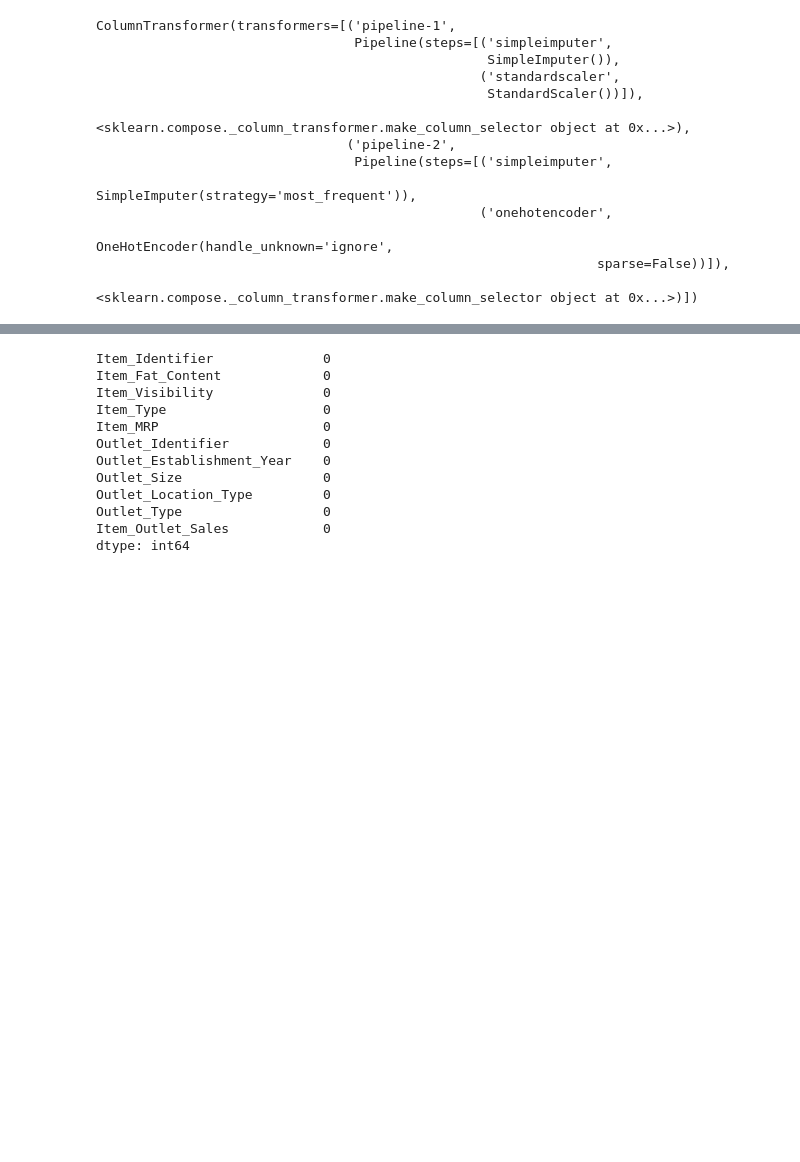
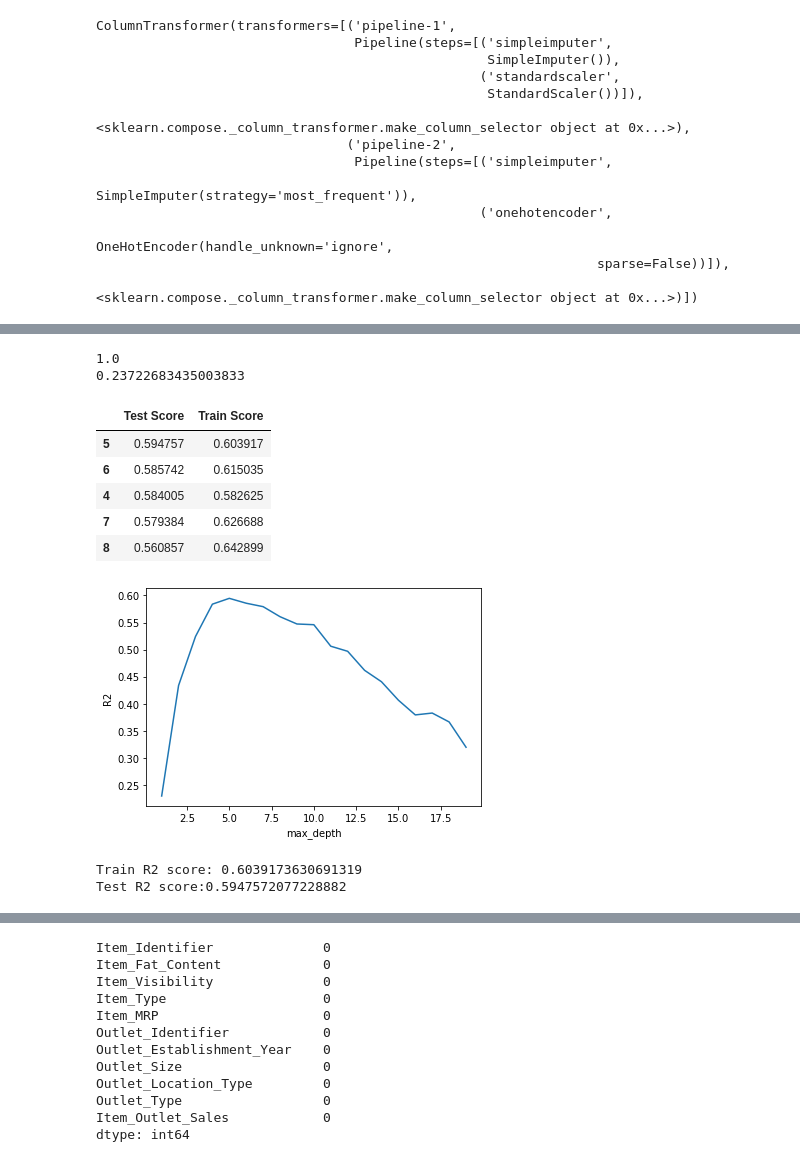
Before and after one commit to blakedshull/datascience, a Jupyter notebook: Sales_Predictions.ipynb, the cells around one changed output, grey strips where cells are left out. Drawn from its saved outputs; the diff is of its cells as text; code cells hidden in the pictures; blank space fills up the shorter version.

```diff
--- a/Sales_Predictions.ipynb
+++ b/Sales_Predictions.ipynb
@@ -184,0 +229,4 @@ memory usage: 50.1+ KB
+# %%
+dec_tree = DecisionTreeRegressor(max_depth=1)
+dec_tree_pipe = make_pipeline(preprocessor, dec_tree)
+dec_tree_pipe.fit(X_train, y_train)
@@ -184,0 +249,7 @@ memory usage: 50.1+ KB
+# %%
+num_selector = make_column_selector(dtype_include='number')
+train_nums = X_train[num_selector(X_train)].reset_index(drop=True)
+test_nums = X_test[num_selector(X_test)].reset_index(drop=True)
+X_train_processed = pd.concat([train_nums, train_ohe], axis=1)
+X_test_processed = pd.concat([test_nums, test_ohe], axis=1)
+X_train_processed
@@ -184,0 +270,13 @@ memory usage: 50.1+ KB
+# %%
+dec_tree = DecisionTreeRegressor(random_state = 42)
+dec_tree.fit(X_train_processed, y_train)
+train_preds = dec_tree.predict(X_train_processed)
+test_preds = dec_tree.predict(X_train_processed)
+# %%
+train_score = dec_tree.score(X_train_processed, y_train)
+test_score = dec_tree.score(X_test_processed, y_test)
+print(train_score)
+print(test_score)
+# %% [output]
+1.0
+0.23722683435003833
@@ -184,0 +292,34 @@ memory usage: 50.1+ KB
+# %%
+depths = list(range(1, 20))
+scores = pd.DataFrame(index=depths, columns=['Test Score','Train Score'])
+for depth in depths:
+    dec_tree = DecisionTreeRegressor(max_depth=depth, random_state=42)
+    dec_tree.fit(X_train_processed, y_train)
+    train_score = dec_tree.score(X_train_processed, y_train)
+    test_score = dec_tree.score(X_test_processed, y_test)
+    scores.loc[depth, 'Train Score'] = train_score
+    scores.loc[depth, 'Test Score'] = test_score
+plt.plot(depths, scores['Test Score'])
+plt.xlabel('max_depth')
+plt.ylabel('R2');
+sorted_scores = scores.sort_values(by='Test Score', ascending=False)
+sorted_scores.head()
+# %% [output]
+|  | Test Score | Train Score |
+| 5 | 0.594757 | 0.603917 |
+| 6 | 0.585742 | 0.615035 |
+| 4 | 0.584005 | 0.582625 |
+| 7 | 0.579384 | 0.626688 |
+| 8 | 0.560857 | 0.642899 |
+[figure, added]
+# %%
+best_depth = scores.index[0]
+dec_tree_fin = DecisionTreeRegressor(max_depth = 5, random_state = 42)
+dec_tree_fin.fit(X_train_processed, y_train)
+train_7_score = dec_tree_fin.score(X_train_processed, y_train)
+test_7_score = dec_tree_fin.score(X_test_processed, y_test)
+print(f'Train R2 score: {train_7_score}')
+print(f'Test R2 score:{test_7_score}')
+# %% [output]
+Train R2 score: 0.6039173630691319
+Test R2 score:0.5947572077228882
```
Also changed, not shown: parts of 26 cells of this notebook.
